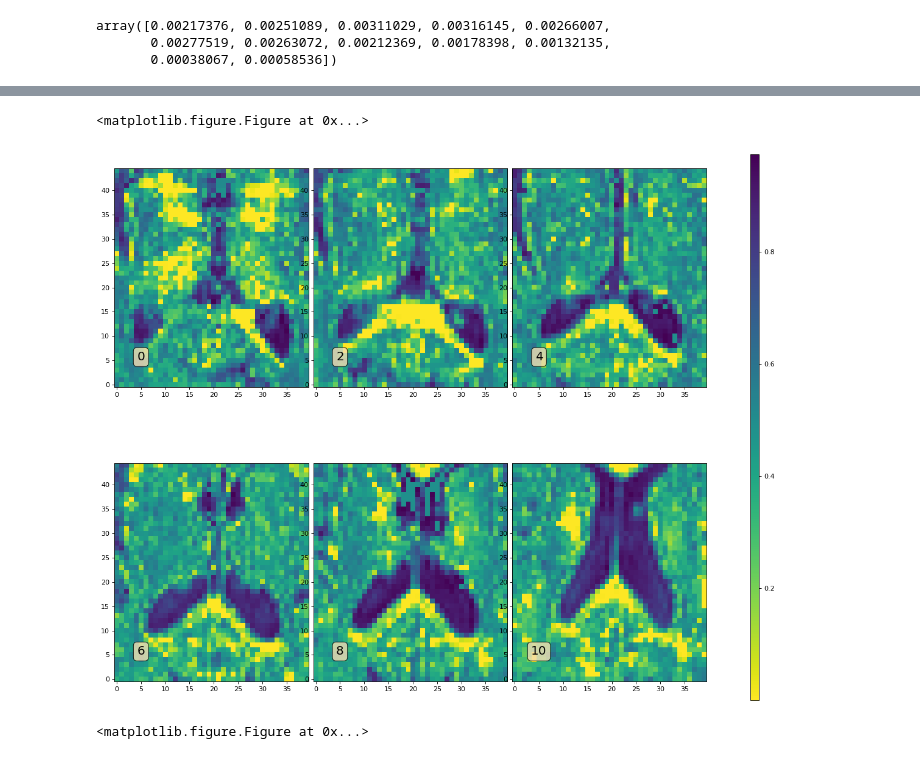
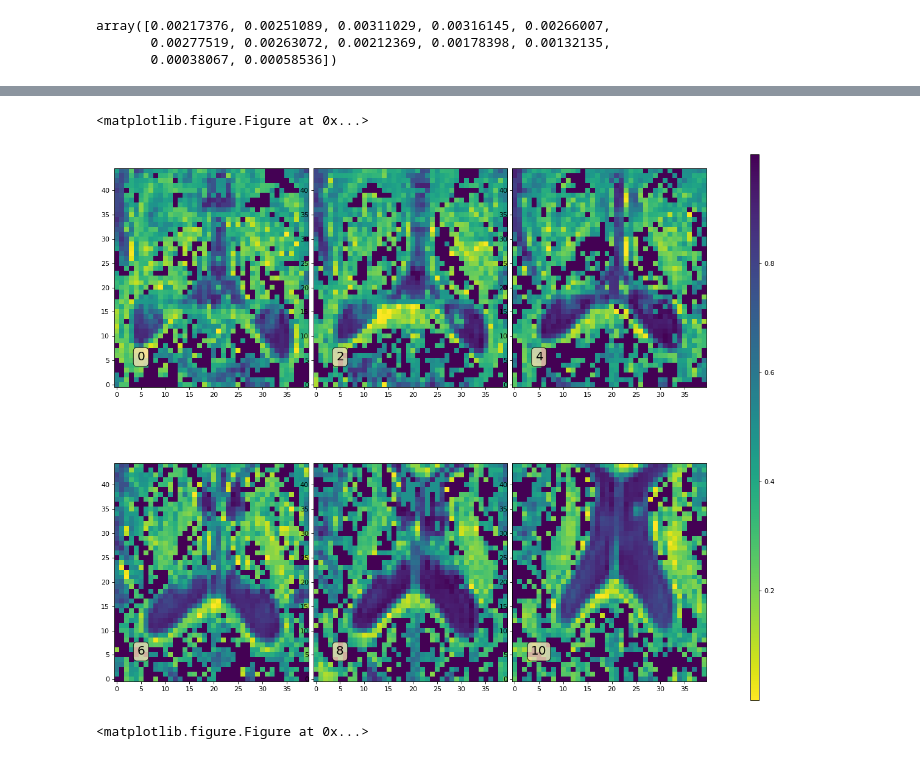
Before and after one commit to sameerd/DiffusionTensorImaging, a Jupyter notebook: notebooks/Free Water.ipynb, the cells around one changed output, grey strips where cells are left out. Drawn from its saved outputs; the diff is of its cells as text; code cells hidden in the pictures.

Commit message:
Fixed a bug in manifold iteration. Also refactored code into classes

```diff
--- a/notebooks/Free Water.ipynb
+++ b/notebooks/Free Water.ipynb
@@ -19,7 +19,7 @@ import nibabel as nib
 # %%
 base_filename = "../data/output/S264294/S264294_DTI_gated_20150508093306_12"
 # %%
-fdwi = base_filename + "crop.nii.gz"
+fdwi = base_filename + "_crop.nii.gz"
 fbval = base_filename + ".bval"
 fbvec = base_filename + ".bvec"
 # %%
@@ -471,5 +435,0 @@ print_trace(f_init, "f_init", [1, 21, 5, Ellipsis])
-# %%
-beta = 10.
-alpha_reg = 1.
-alpha_fid = 1.
-UNDERFLOW_MIN = 1e-20
@@ -676,3 +750,21 @@ idx_array = np.rec.fromrecords(idx_list, names="loss,f,finc,x4m,x4inc")
+# %%
+manifold = create_feature_spatial_manifold(S0s, tenfit.quadratic_form)
+num_gradients = np.sum(~gtab.b0s_mask)
+dt = 0.1 / (b_value * num_gradients)
+
+fw_gd = FreeWaterGradientDescent(Ahat, manifold, f_init, gtab, b_value, dt)
+idx_tracer = IdxTracer((2, 21, 5, Ellipsis))
+loss_tracer = LossTracer()
+fw_gd.init_tracers([loss_tracer, idx_tracer])
+
+num_iterations = 1000
+for i in range(num_iterations):
+    fw_gd.iterate()
+
+fw_gd.finalize()
+
+idx_array = idx_tracer.rec
+loss_array = loss_tracer.rec
 # %%
 # Plot tissue map, loss functions for idx
 fig, axes = plt.subplots(2, 2)
@@ -703,10 +797,10 @@ plt.legend()
 # %%
 # free water map after iterations
 plt.set_cmap("viridis_r")
-plot_3d_z_indices(1 - f_curr.squeeze(), range(0,12, 2), transpose=True, num_rows=2, num_cols=3)
+plot_3d_z_indices(1 - fw_gd.f.squeeze(), range(0,12, 2), transpose=True, num_rows=2, num_cols=3)
 # %% [output]
 <matplotlib.figure.Figure at 0x...>
-[figure, old version]
+[figure, new version]
 # %%
 # initial Free water map
 plt.set_cmap("viridis_r")
```
Also changed, not shown: parts of 9 cells of this notebook.
